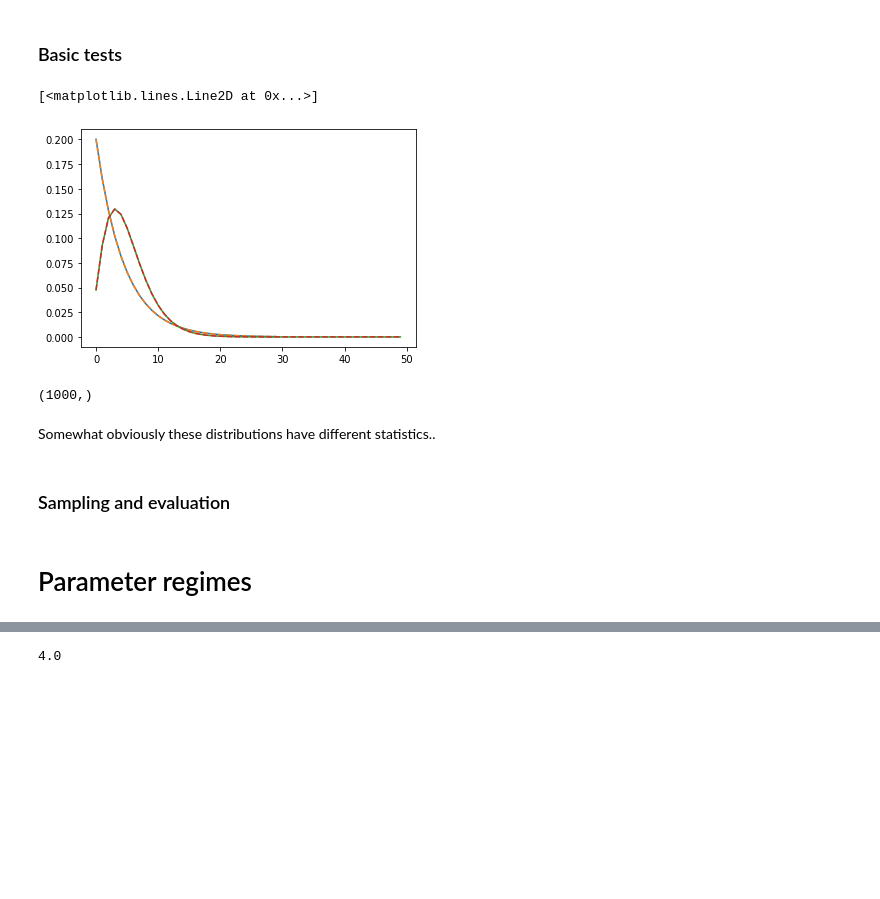
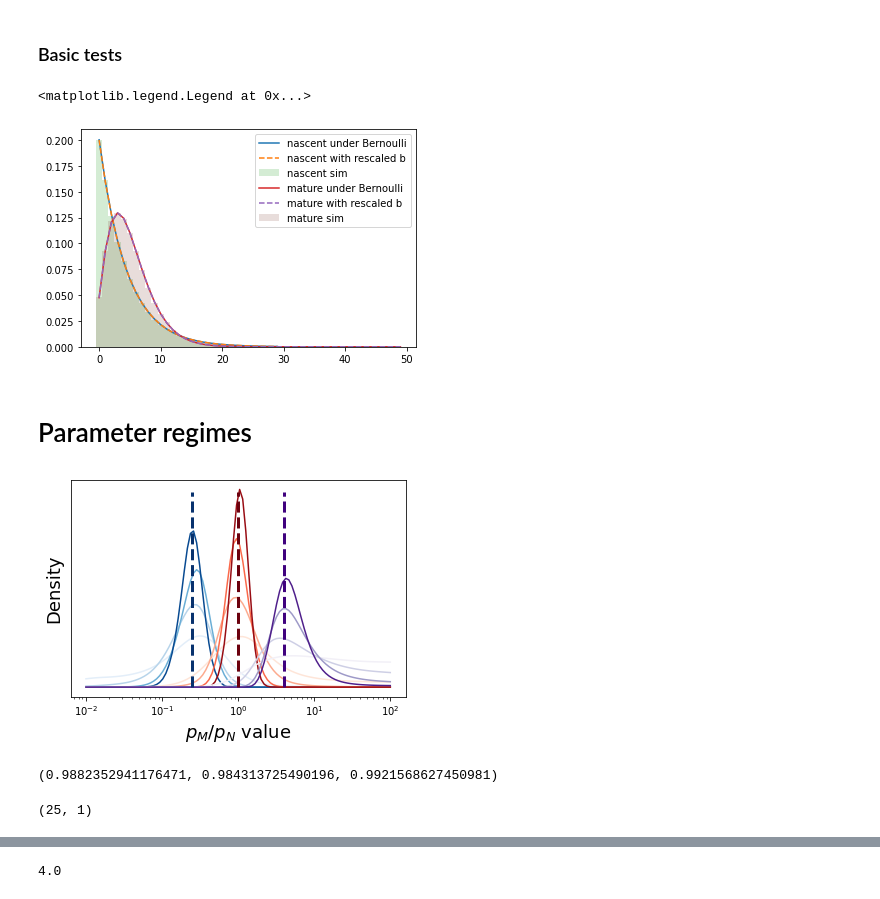
Before and after one commit to pachterlab/GVP_2023, a Jupyter notebook: gg230131_technoisebern.ipynb, the cells around one changed output, grey strips where cells are left out. Cells and saved outputs as stored; diff of their text form; code cells hidden in the pictures; blank space fills up the shorter version.

Commit message:
tech noise

```diff
--- a/gg230131_technoisebern.ipynb
+++ b/gg230131_technoisebern.ipynb
@@ -158,19 +114,30 @@ p = np.log10(np.asarray([b,beta,gamma]))
 samp = [0.4,0.2]
 mx = [30,50]
 x = np.arange(mx[0])
+# %%
+burst_model = BurstModel('None')
+Pss_noisefree = burst_model.get_Pss(np.log10(np.asarray([b,beta,gamma])),[100,100])
+samples = np.asarray(sample_from_p(100000,Pss_noisefree))
+# %%
+samples[0,:] = np.random.binomial(samples[0,:],samp[0])
+samples[1,:] = np.random.binomial(samples[1,:],samp[1])
 # %%
 burst_model = BurstModel('Bernoulli')
 Pss = burst_model.get_Pss(p,mx,samp)
 
-plt.plot(Pss.sum(1))
+plt.plot(Pss.sum(1),label='nascent under Bernoulli')
 y = scipy.stats.nbinom.pmf(x,1/beta,1/(1+b*samp[0]))
-plt.plot(x,y,'--')
+plt.plot(x,y,'--',label='nascent with rescaled b')
+bins = x-0.5
+plt.hist(samples[0],bins,alpha=0.2,density=True,label='nascent sim')
 
 burst_model = BurstModel('None')
 Pss_ = burst_model.get_Pss(np.log10(np.asarray([b*samp[1],beta,gamma])),[1,50])
-plt.plot(Pss.sum(0))
-# y = scipy.stats.nbinom.pmf(x,1/beta,1/(1+b*samp[0]))
-plt.plot(Pss_,'--')
+plt.plot(Pss.sum(0),label='mature under Bernoulli')
+plt.plot(Pss_,'--',label='mature with rescaled b')
+_=plt.hist(samples[1],bins,alpha=0.2,density=True,label='mature sim')
+
+plt.legend()
 # %% [output]
-[<matplotlib.lines.Line2D at 0x...>]
+<matplotlib.legend.Legend at 0x...>
-[figure, old version]
+[figure, new version]
@@ -180,8 +143,0 @@ data = sample_from_p(num_data_points, Pss)
-# %%
-data[0]
-# %% [output]
-(1000,)
-# %% [markdown]
-Somewhat obviously these distributions have different statistics..
-# %% [markdown]
-### Sampling and evaluation
@@ -224,0 +183,21 @@ mx = [50,51]
+# %%
+Larr = np.exp(logL_arr)
+# plt.plot(sr_range,Larr.mean(1),c = matplotlib.colormaps[cmaps[k_]](color_coords[j_])[:3])
+for k_,sr in enumerate(samp_ratios):
+    for j_,ncells in enumerate(ncells_range):
+        plt.plot(sr_range,Larr[k_,j_].mean(1),c = matplotlib.colormaps[cmaps[k_]](color_coords[j_])[:3])
+plt.xscale('log')
+
+for k_,sr in enumerate(samp_ratios):
+    plt.plot([sr]*2,[0,0.14],'--',color=matplotlib.colormaps[cmaps[k_]](0.99)[:3],linewidth=lw)
+plt.xlabel(r'$p_M/p_N$ value',fontsize=fs)
+plt.ylabel('Density',fontsize=fs)
+plt.yticks([])
+plt.savefig('figs/fig5b.png',dpi=450)
+plt.savefig('figs/fig5b.pdf')
+# %% [output]
+[figure, added]
+# %%
+matplotlib.colormaps[cmaps[k_]](0)[:3]
+# %% [output]
+(0.9882352941176471, 0.984313725490196, 0.9921568627450981)
@@ -225 +220,5 @@ mx = [50,51]
+# %%
+logL_arr.shape
+# %% [output]
+(25, 1)
 # %%
```
Also changed, not shown: parts of 18 cells of this notebook, 4 other files.
